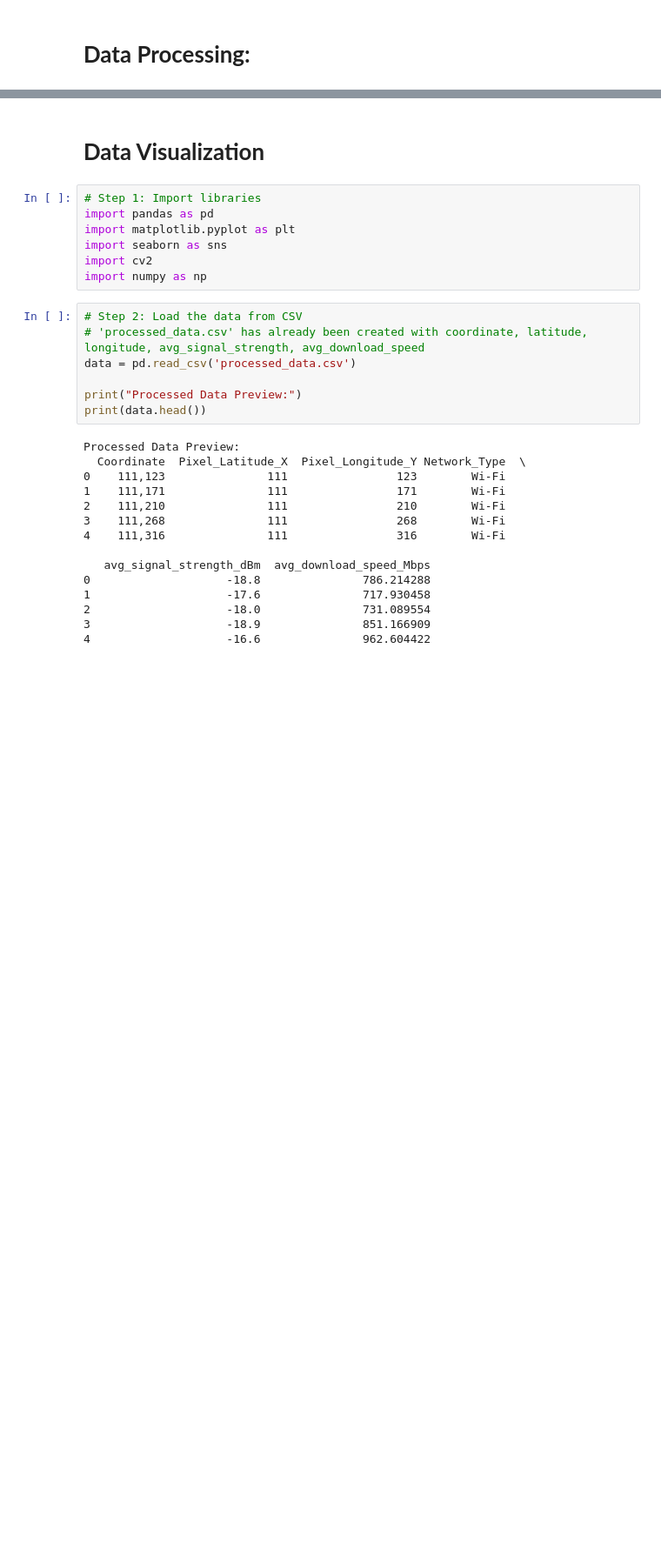
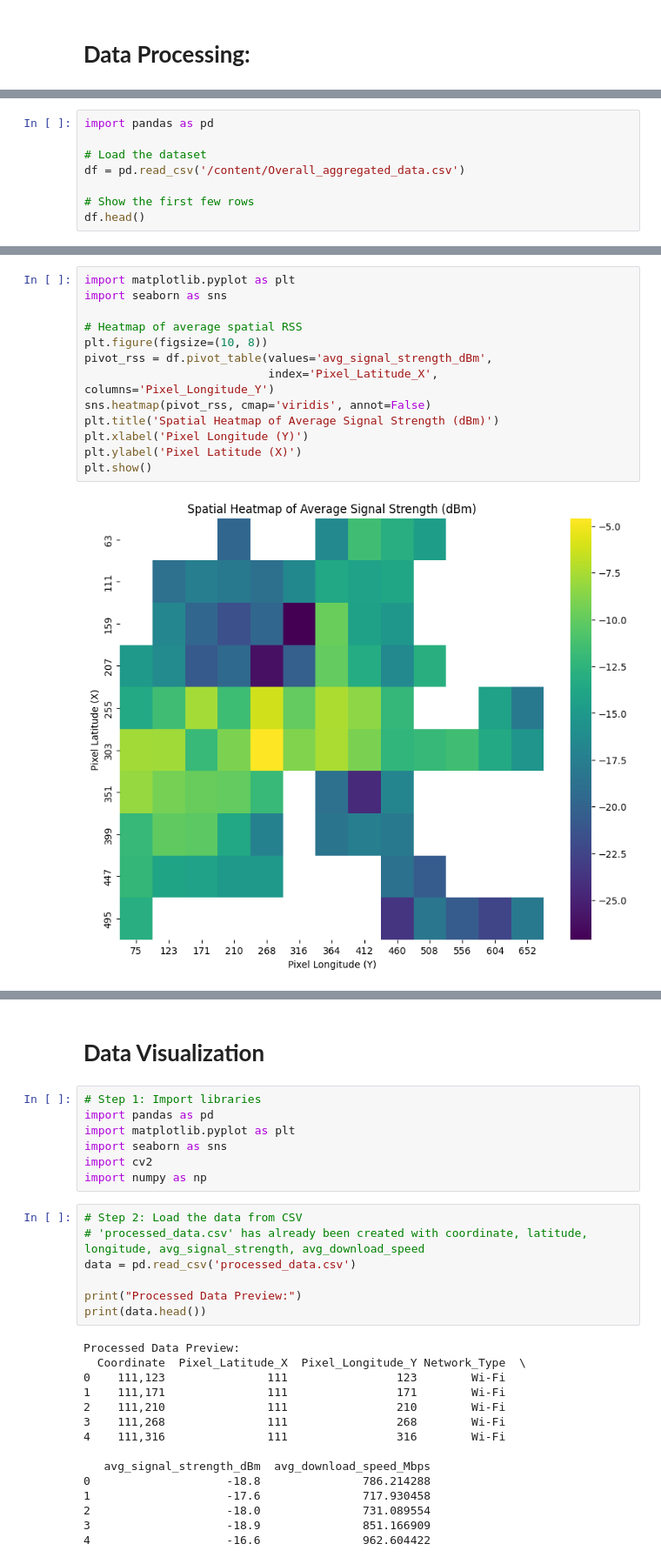
Before and after one commit to CodeWizard812/Signal-Strength-Prediction, a Jupyter notebook: Signal_strength_Data_Processing.ipynb, the cells around one changed output, grey strips where cells are left out. Shown at 87% size. Cells and saved outputs as stored; diff of their text form; blank space fills up the shorter version.

```diff
--- a/Signal_strength_Data_Processing.ipynb
+++ b/Signal_strength_Data_Processing.ipynb
@@ -187,0 +429,8 @@ plt.show()
+# %%
+import pandas as pd
+
+# Load the dataset
+df = pd.read_csv('/content/Overall_aggregated_data.csv')
+
+# Show the first few rows
+df.head()
@@ -187,0 +486,15 @@ plt.show()
+# %%
+import matplotlib.pyplot as plt
+import seaborn as sns
+
+# Heatmap of average spatial RSS
+plt.figure(figsize=(10, 8))
+pivot_rss = df.pivot_table(values='avg_signal_strength_dBm',
+                           index='Pixel_Latitude_X', columns='Pixel_Longitude_Y')
+sns.heatmap(pivot_rss, cmap='viridis', annot=False)
+plt.title('Spatial Heatmap of Average Signal Strength (dBm)')
+plt.xlabel('Pixel Longitude (Y)')
+plt.ylabel('Pixel Latitude (X)')
+plt.show()
+# %% [output]
+[figure, added]
```
Also changed, not shown: parts of 44 cells of this notebook, 1 other file.
